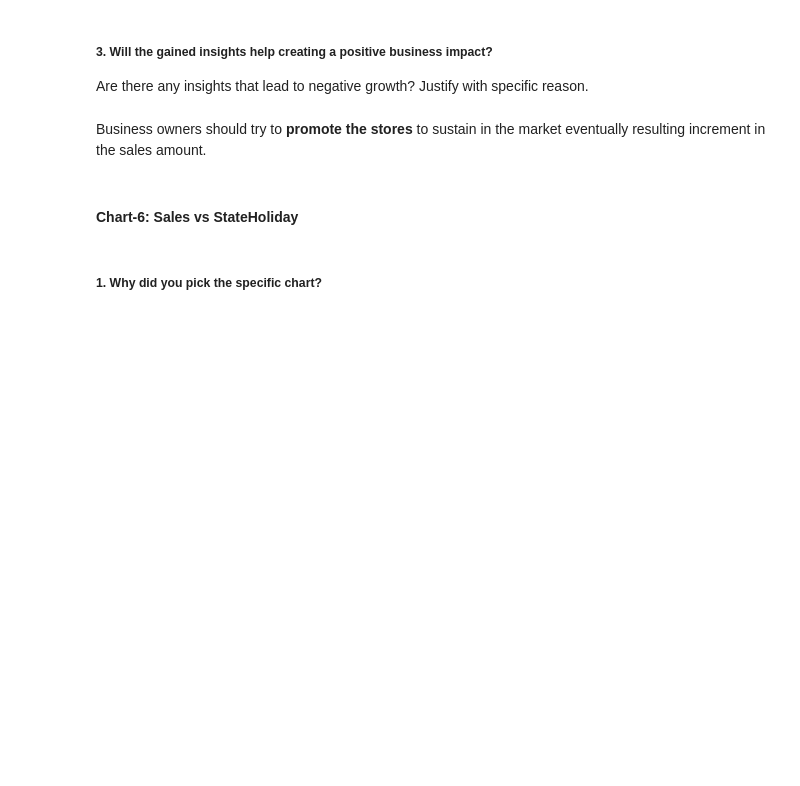
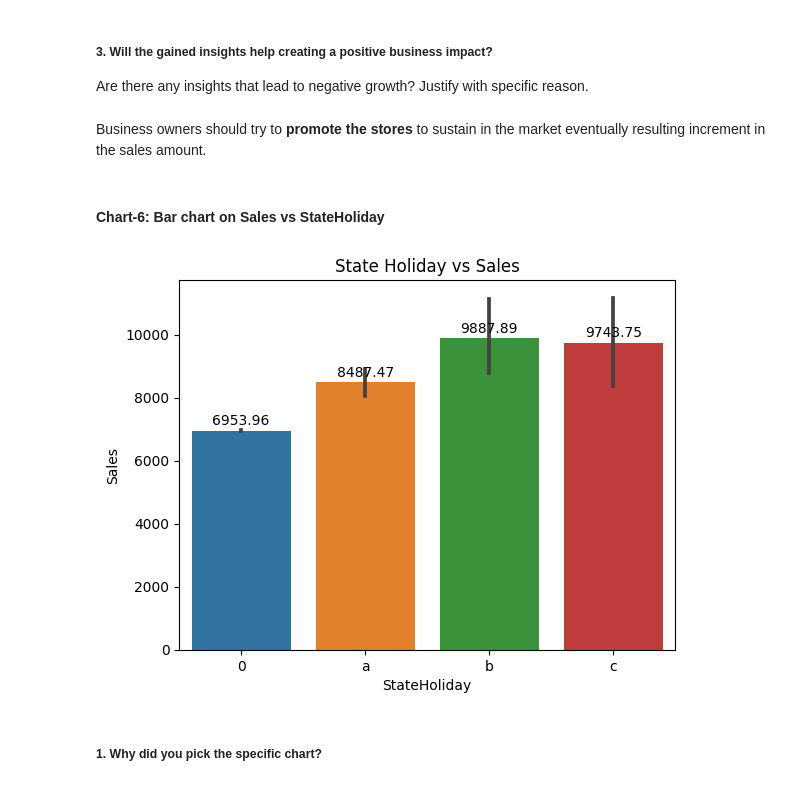
Before and after one commit to MohammadSarim/Capstone-Project-Retail-Sales-Prediction, a Jupyter notebook: Capstone_Project_Retail_Sales_Prediction.ipynb, the cells around one changed output. Cells and saved outputs as stored; diff of their text form; code cells hidden in the pictures; blank space fills up the shorter version.

```diff
--- a/Capstone_Project_Retail_Sales_Prediction.ipynb
+++ b/Capstone_Project_Retail_Sales_Prediction.ipynb
@@ -1089,18 +1093,20 @@ Are there any insights that lead to negative growth? Justify with specific reaso
 # %% [markdown]
 Business owners should try to **promote the stores** to sustain in the market eventually resulting increment in the sales amount.
 # %% [markdown]
-#### **Chart-6: Sales vs StateHoliday**
+#### **Chart-6: Bar chart on Sales vs StateHoliday**
-# %%
-# Sales vs StateHoliday
-plt.figure(figsize=(7,7))
-plots=sns.barplot(x=df['StateHoliday'],y=df['Sales'],edgecolor='black')
-for bar in plots.patches:
-    plots.annotate(format(bar.get_height(), '.2f'),
-                   (bar.get_x() + bar.get_width() / 2,
-                    bar.get_height()), ha='center', va='center',
-                   size=15, xytext=(0, 8),
-                   textcoords='offset points')
-plt.show()
+# %%
+# Sales vs StateHoliday
+
+ax = sns.barplot(x='StateHoliday', y='Sales', data=Merged_Data)
+ax.set(title='State Holiday vs Sales')
+
+# Add values to the bars
+for bar in ax.containers:
+    ax.bar_label(bar, label_type='edge', fontsize=10, padding=2)
+
+plt.show()
+# %% [output]
+[figure, added]
 # %% [markdown]
 ##### 1. Why did you pick the specific chart?
 # %% [markdown]
```
Also changed, not shown: parts of 51 cells of this notebook.
